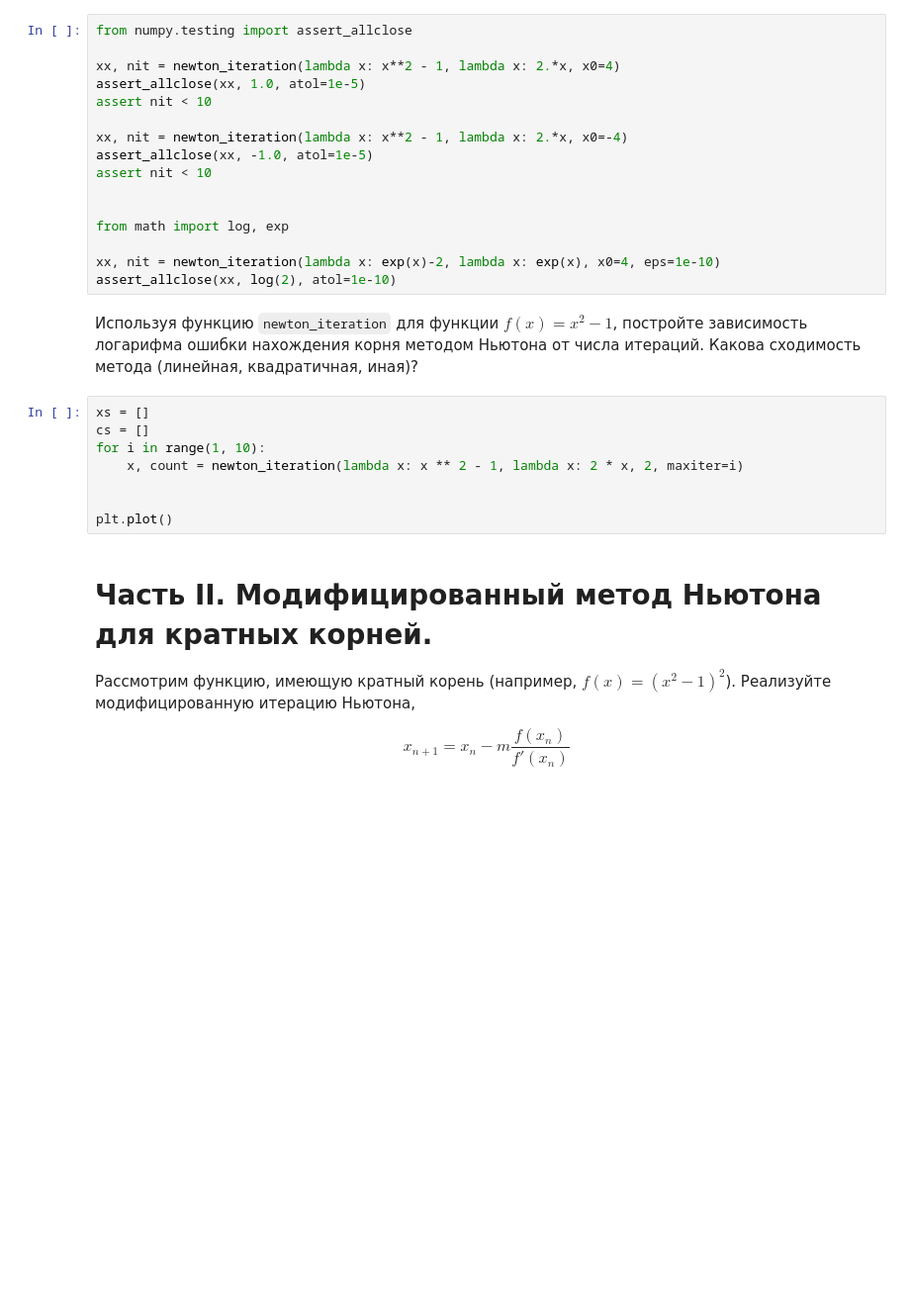
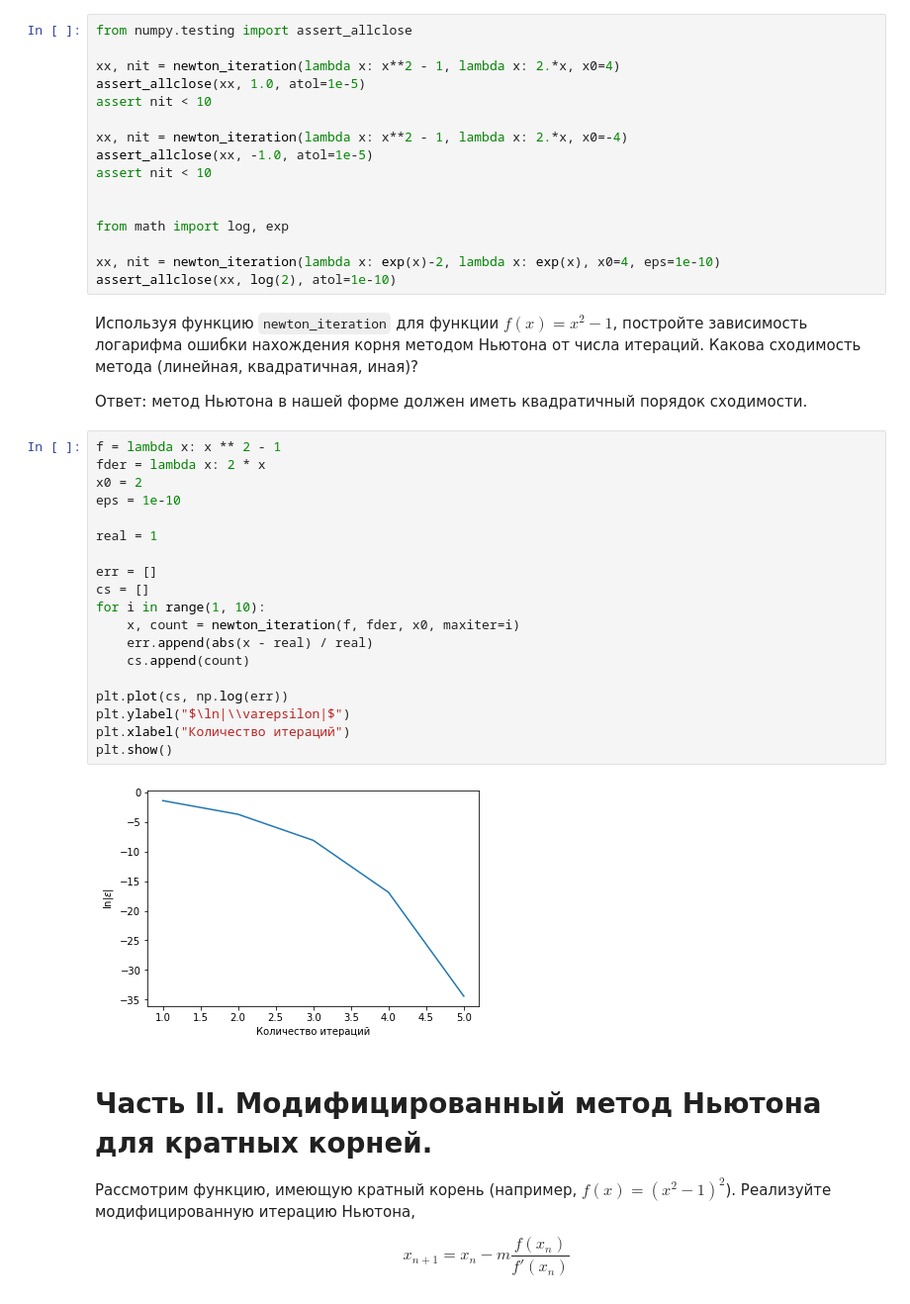
Before and after one commit to nazar-si/calc-phys, a Jupyter notebook: newton_iter.ipynb, the cells around one changed output. Shown: that part at 99% size. Cells and saved outputs as stored; diff of their text form; blank space fills up the shorter version.

```diff
--- a/newton_iter.ipynb
+++ b/newton_iter.ipynb
@@ -72,14 +72,29 @@ xx, nit = newton_iteration(lambda x: exp(x)-2, lambda x: exp(x), x0=4, eps=1e-10
 assert_allclose(xx, log(2), atol=1e-10)
 # %% [markdown]
 Используя функцию `newton_iteration` для функции $f(x) = x^2 - 1$, постройте зависимость логарифма ошибки нахождения корня методом Ньютона от числа итераций. Какова сходимость метода (линейная, квадратичная, иная)?
+
+Ответ: метод Ньютона в нашей форме должен иметь квадратичный порядок сходимости.
-# %%
-xs = []
-cs = []
-for i in range(1, 10):
-    x, count = newton_iteration(lambda x: x ** 2 - 1, lambda x: 2 * x, 2, maxiter=i)
-
-
-plt.plot()
+# %%
+f = lambda x: x ** 2 - 1
+fder = lambda x: 2 * x
+x0 = 2
+eps = 1e-10
+
+real = 1
+
+err = []
+cs = []
+for i in range(1, 10):
+    x, count = newton_iteration(f, fder, x0, maxiter=i)
+    err.append(abs(x - real) / real)
+    cs.append(count)
+
+plt.plot(cs, np.log(err))
+plt.ylabel("$\ln|\\varepsilon|$")
+plt.xlabel("Количество итераций")
+plt.show()
+# %% [output]
+[figure, added]
 # %% [markdown]
 # Часть II. Модифицированный метод Ньютона для кратных корней.
 
```
Also changed, not shown: parts of 5 cells of this notebook, 1 other file.
